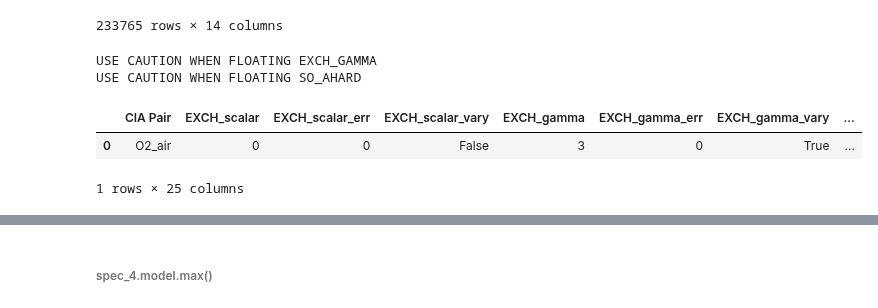
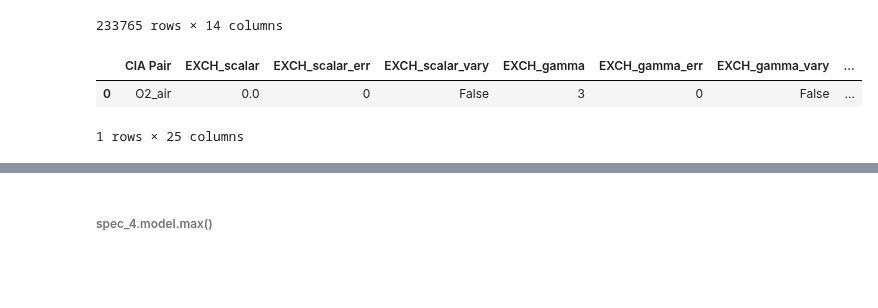
Before and after one commit to usnistgov/MATS, a Jupyter notebook: MATS/Examples/A-Band - CIA/Fitting_Protocol_ABand_CIA.ipynb, the cells around one changed output, grey strips where cells are left out. Saved outputs shown, nothing was run; the diff lists cells and outputs as text; code cells hidden in the pictures; blank space fills up the shorter version.

```diff
--- a/MATS/Examples/A-Band - CIA/Fitting_Protocol_ABand_CIA.ipynb
+++ b/MATS/Examples/A-Band - CIA/Fitting_Protocol_ABand_CIA.ipynb
@@ -308,38 +308,37 @@ CIA_LINELIST = SPECTRA.generate_CIA_paramlist()
 # %%
 # Reset the CIA parameters based on the following guesses
 CIA_LINELIST.loc[CIA_LINELIST['CIA Pair'] == 'O2_air', 'EXCH_scalar'] = 0
-CIA_LINELIST.loc[CIA_LINELIST['CIA Pair'] == 'O2_air', 'SO_scalar'] = 0.5
+CIA_LINELIST.loc[CIA_LINELIST['CIA Pair'] == 'O2_air', 'SO_scalar'] = 0.15
 CIA_LINELIST.loc[CIA_LINELIST['CIA Pair'] == 'O2_air', 'SO_l'] = 1
+CIA_LINELIST.loc[CIA_LINELIST['CIA Pair'] == 'O2_air', 'SO_ahard'] = 20
 # %%
 
 FITPARAMS = Generate_FitParam_File(SPECTRA, PARAM_LINELIST, BASE_LINELIST, CIA_linelist = CIA_LINELIST,
                                    lineprofile = 'SDVP', linemixing = True,
                                       fit_intensity = Fit_Intensity, threshold_intensity = Fit_Intensity,
                                       nu_constrain = True, sw_constrain = True, gamma0_constrain = True, delta0_constrain = True,
                                        aw_constrain = True, as_constrain = True,
                                        nuVC_constrain = True, eta_constrain =True, linemixing_constrain = True)
 
 
 FITPARAMS.generate_fit_param_linelist_from_linelist(vary_nu = {7:{1:False, 2:False, 3:False}}, vary_sw = {7:{1:False, 2:False, 3:False}},
                                                     vary_gamma0 = {7:{1: False, 2:False, 3: False}}, vary_n_gamma0 = {7:{1:False}},
                                                     vary_delta0 = {7:{1: False, 2:False, 3: False}}, vary_n_delta0 = {7:{1:False}},
                                                     vary_aw = {7:{1: False, 2:False, 3: False}}, vary_n_gamma2 = {7:{1:False}},
                                                     vary_as = {7:{1:False}}, vary_n_delta2 = {7:{1:False}},
                                                     vary_nuVC = {7:{1:False}}, vary_n_nuVC = {7:{1:False}},
                                                     vary_eta = {}, vary_linemixing = {7:{1:False}})
 
-FITPARAMS.generate_fit_baseline_linelist(vary_baseline = True, vary_molefraction = {7:False, 1:False}, vary_xshift = False,
+FITPARAMS.generate_fit_baseline_linelist(vary_baseline = False, vary_molefraction = {7:False, 1:False}, vary_xshift = False,
                                       vary_etalon_amp= False, vary_etalon_period= False, vary_etalon_phase= False)
 
 
-FITPARAMS.generate_fit_KarmanCIA_linelist(vary_EXCH_scalar = False, vary_EXCH_gamma = True, vary_EXCH_l = False,
-                                  vary_SO_scalar = True, vary_SO_ahard = True, vary_SO_l = False, vary_bandcenter = False, vary_Nmax = False)
+FITPARAMS.generate_fit_KarmanCIA_linelist(vary_EXCH_scalar = False, vary_EXCH_gamma = False, vary_EXCH_l = False,
+                                  vary_SO_scalar = False, vary_SO_ahard = False, vary_SO_l = False, vary_bandcenter = False, vary_Nmax = False)
 # %% [output]
+|  | CIA Pair | EXCH_scalar | EXCH_scalar_err | EXCH_scalar_vary | EXCH_gamma | EXCH_gamma_err | EXCH_gamma_vary | ... |
+| 0 | O2_air | 0.0 | 0 | False | 3 | 0 | False | ... |
-USE CAUTION WHEN FLOATING EXCH_GAMMA
-USE CAUTION WHEN FLOATING SO_AHARD
+1 rows × 25 columns
-|  | CIA Pair | EXCH_scalar | EXCH_scalar_err | EXCH_scalar_vary | EXCH_gamma | EXCH_gamma_err | EXCH_gamma_vary | ... |
-| 0 | O2_air | 0 | 0 | False | 3 | 0 | True | ... |
-1 rows × 25 columns
 # %%
 fit_data = Fit_DataSet(SPECTRA,'Baseline_LineList', 'Parameter_LineList',
                        CIA_linelist_file = 'CIA_LineList', CIA_calculate = True, CIA_model = 'Karman',
```
Also changed, not shown: parts of 1 cell of this notebook, 9 other files.
